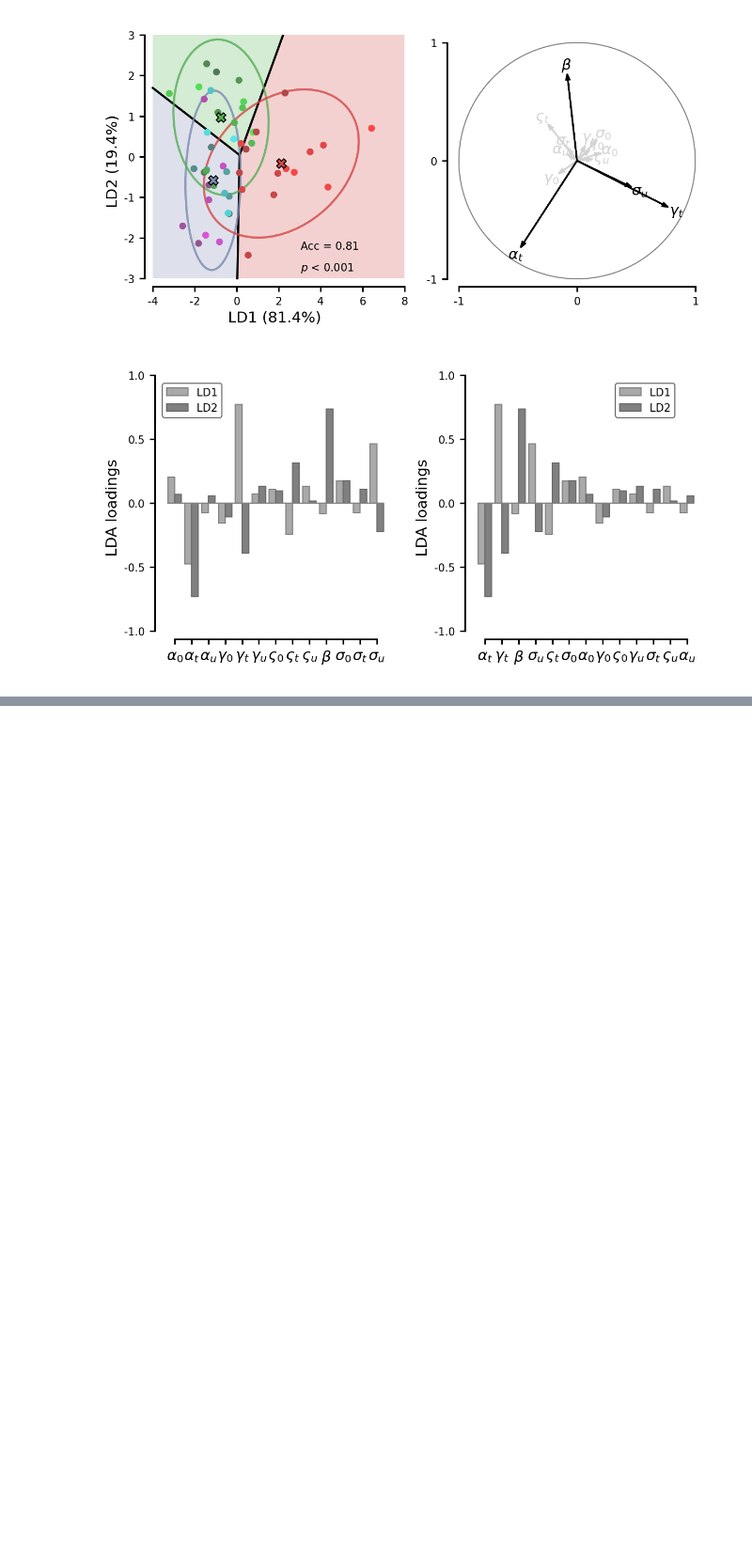
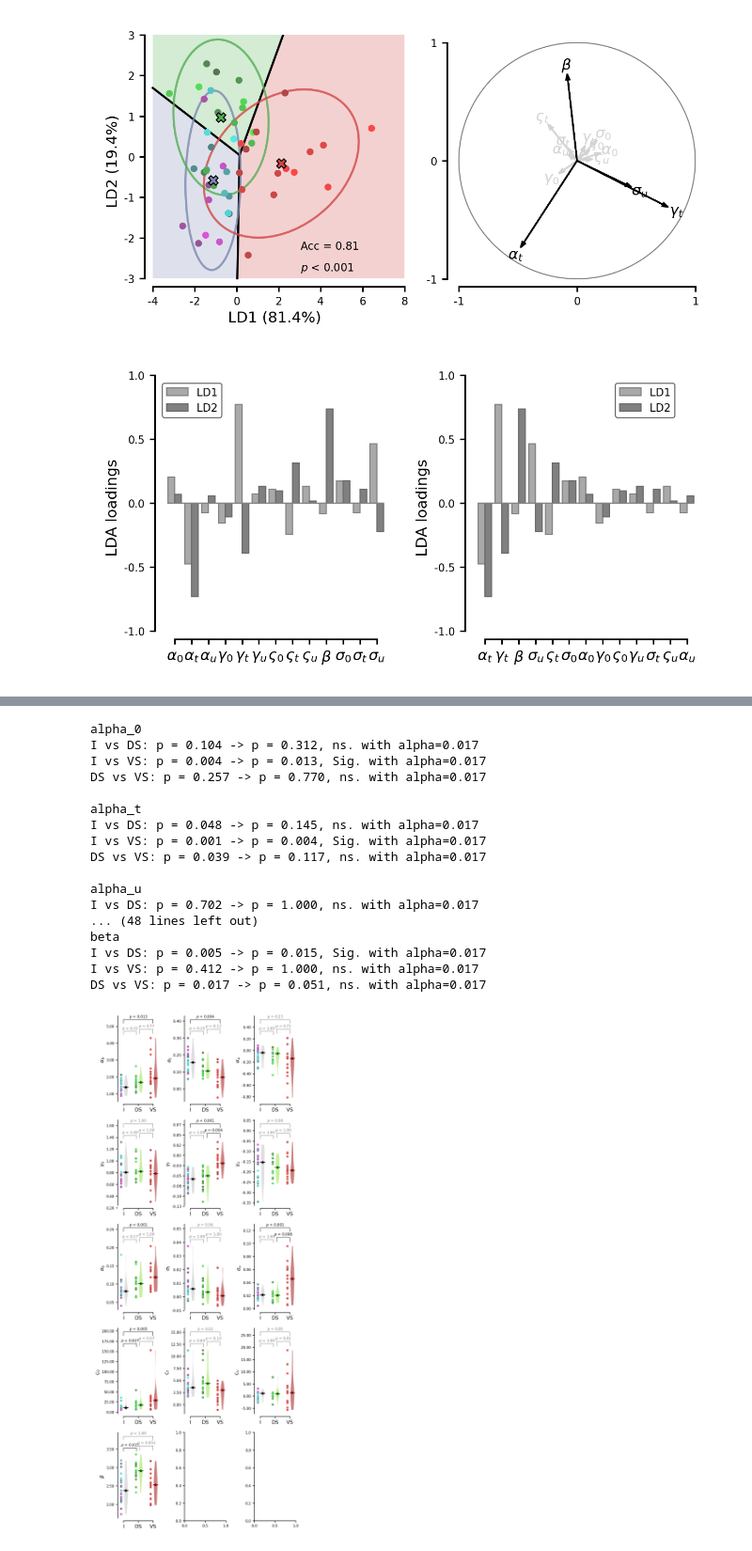
Before and after one commit to HeathenToaster/RunningFastAndSlow, a Jupyter notebook: ldaclean.ipynb, the cells around one changed output, grey strips where cells are left out. Shown at 94% size. Saved outputs shown, nothing was run; the diff lists cells and outputs as text; code cells hidden in the pictures; blank space fills up the shorter version.

```diff
--- a/ldaclean.ipynb
+++ b/ldaclean.ipynb
@@ -435,0 +554,26 @@ lda_barplot(lda, pretty_labels, axs[1], sort=True)
+# %%
+fig, axs = plt.subplots(5, 3, figsize=(4, 10))
+
+for varname, ax in zip(COMPARISON_PLOT_PARAMS.keys(), axs.flatten()):
+    print(varname)
+    Figure(varname, ax=ax)
+    print()
+# %% [output]
+alpha_0
+I vs DS: p = 0.104 -> p = 0.312, ns. with alpha=0.017
+I vs VS: p = 0.004 -> p = 0.013, Sig. with alpha=0.017
+DS vs VS: p = 0.257 -> p = 0.770, ns. with alpha=0.017
+
+alpha_t
+I vs DS: p = 0.048 -> p = 0.145, ns. with alpha=0.017
+I vs VS: p = 0.001 -> p = 0.004, Sig. with alpha=0.017
+DS vs VS: p = 0.039 -> p = 0.117, ns. with alpha=0.017
+
+alpha_u
+I vs DS: p = 0.702 -> p = 1.000, ns. with alpha=0.017
+... (48 lines left out)
+beta
+I vs DS: p = 0.005 -> p = 0.015, Sig. with alpha=0.017
+I vs VS: p = 0.412 -> p = 1.000, ns. with alpha=0.017
+DS vs VS: p = 0.017 -> p = 0.051, ns. with alpha=0.017
+[figure, added]
```
Also changed, not shown: parts of 10 cells of this notebook, 1 other file.
